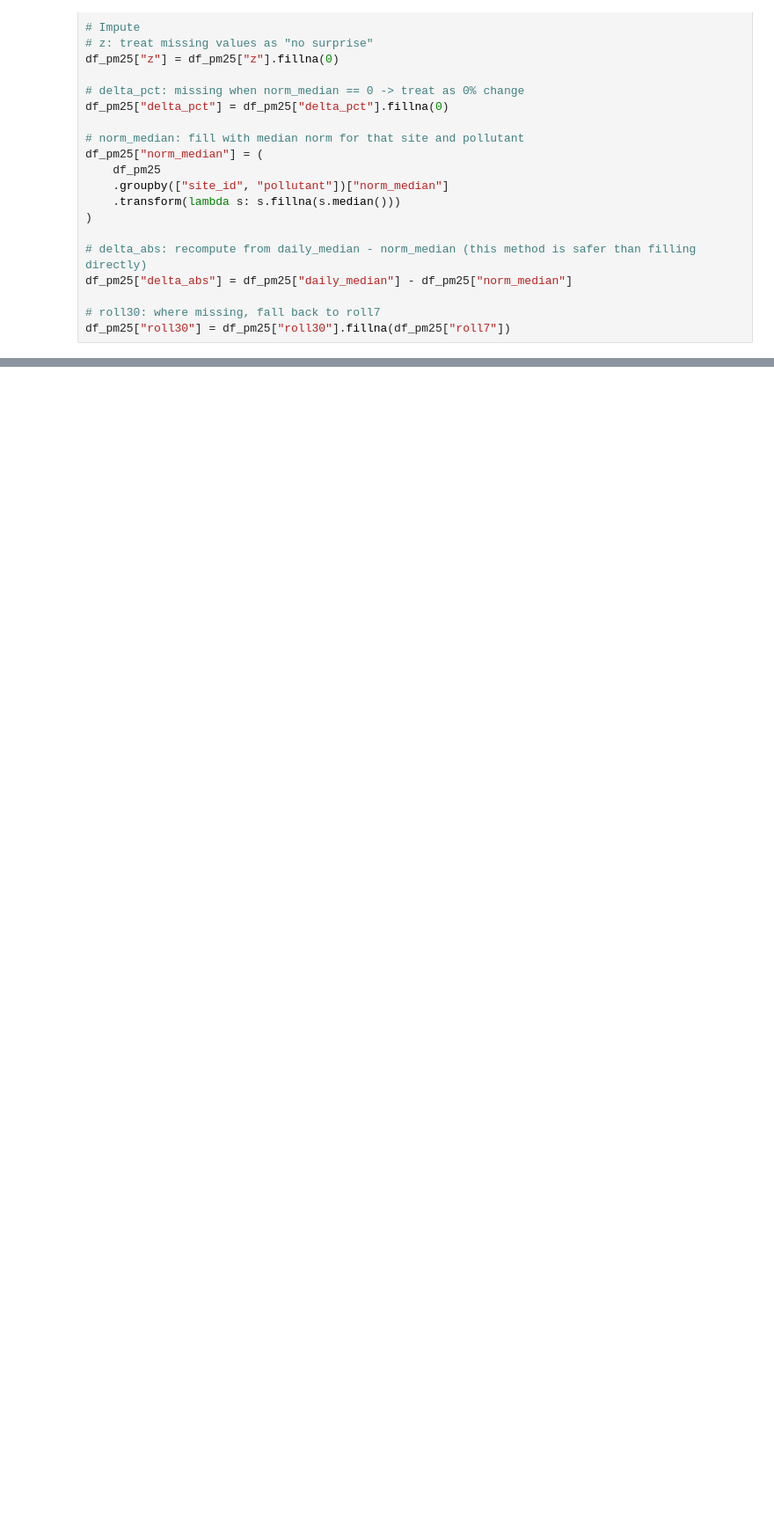
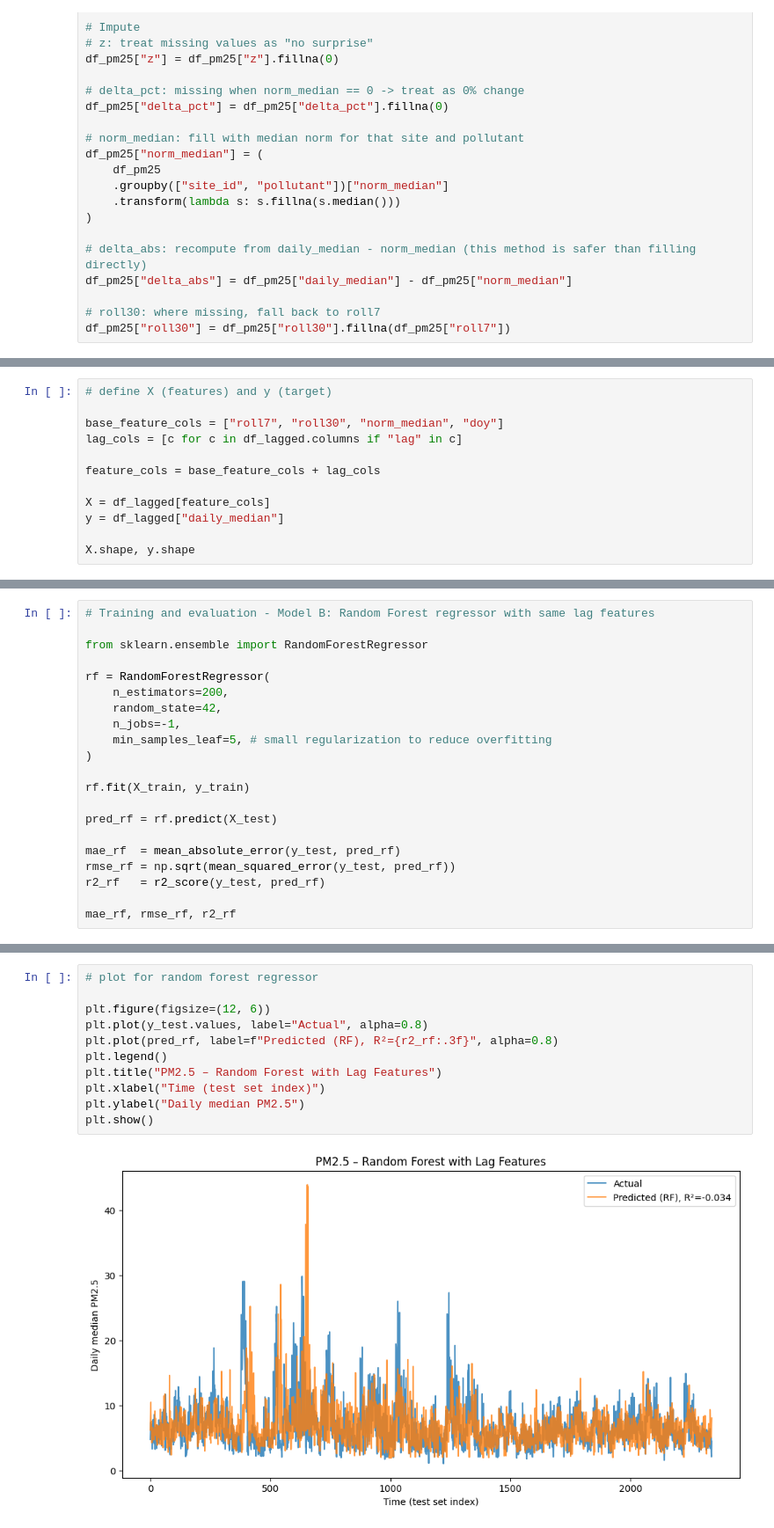
Before and after one commit to therealestchris/mel-air-norms-now, a Jupyter notebook: notebooks/01_eda_and_first_model.ipynb, the cells around one changed output, grey strips where cells are left out. Shown at 88% size. Saved outputs shown, nothing was run; the diff lists cells and outputs as text; blank space fills up the shorter version.

```diff
--- a/notebooks/01_eda_and_first_model.ipynb
+++ b/notebooks/01_eda_and_first_model.ipynb
@@ -94,0 +242,12 @@ dtype: float64
+# %%
+# define X (features) and y (target)
+
+base_feature_cols = ["roll7", "roll30", "norm_median", "doy"]
+lag_cols = [c for c in df_lagged.columns if "lag" in c]
+
+feature_cols = base_feature_cols + lag_cols
+
+X = df_lagged[feature_cols]
+y = df_lagged["daily_median"]
+
+X.shape, y.shape
@@ -94,0 +327,21 @@ dtype: float64
+# %%
+# Training and evaluation - Model B: Random Forest regressor with same lag features
+
+from sklearn.ensemble import RandomForestRegressor
+
+rf = RandomForestRegressor(
+    n_estimators=200,
+    random_state=42,
+    n_jobs=-1,
+    min_samples_leaf=5, # small regularization to reduce overfitting
+)
+
+rf.fit(X_train, y_train)
+
+pred_rf = rf.predict(X_test)
+
+mae_rf  = mean_absolute_error(y_test, pred_rf)
+rmse_rf = np.sqrt(mean_squared_error(y_test, pred_rf))
+r2_rf   = r2_score(y_test, pred_rf)
+
+mae_rf, rmse_rf, r2_rf
@@ -94,0 +350,13 @@ dtype: float64
+# %%
+# plot for random forest regressor
+
+plt.figure(figsize=(12, 6))
+plt.plot(y_test.values, label="Actual", alpha=0.8)
+plt.plot(pred_rf, label=f"Predicted (RF), R²={r2_rf:.3f}", alpha=0.8)
+plt.legend()
+plt.title("PM2.5 – Random Forest with Lag Features")
+plt.xlabel("Time (test set index)")
+plt.ylabel("Daily median PM2.5")
+plt.show()
+# %% [output]
+[figure, added]
```
Also changed, not shown: parts of 20 cells of this notebook.
